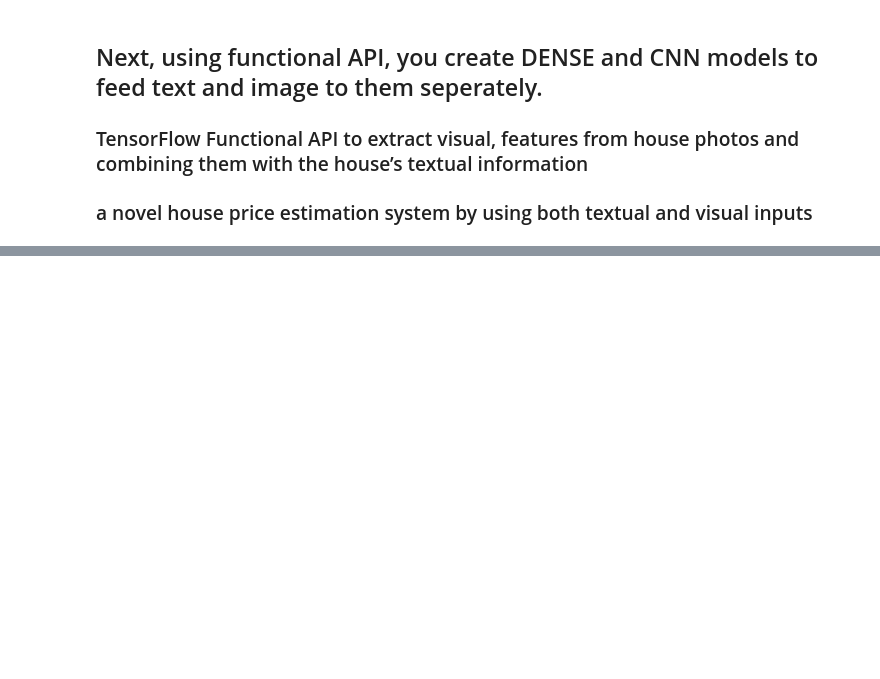
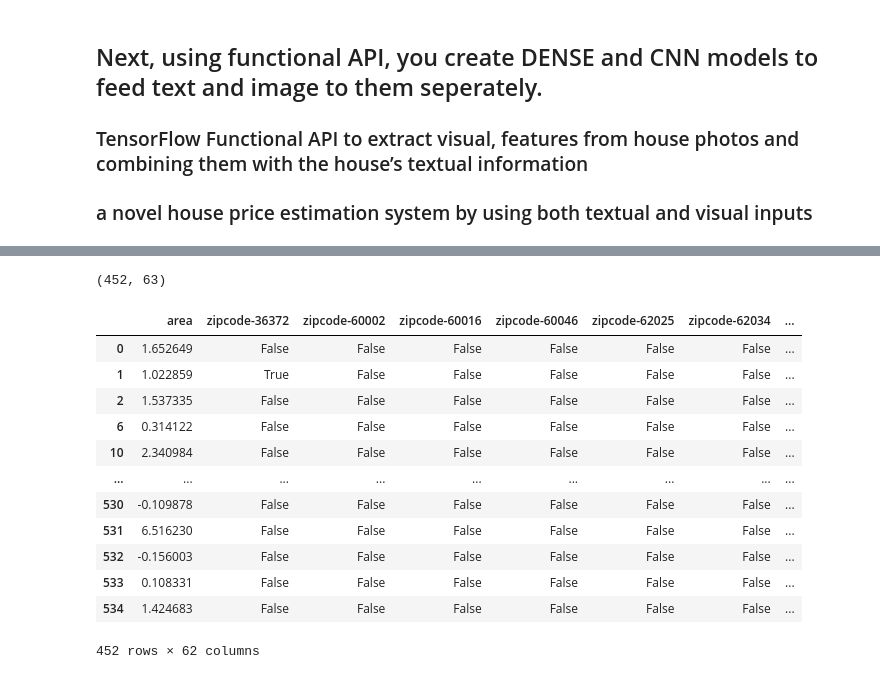
Before and after one commit to kyu2509/CSC180-Project-3, a Jupyter notebook: House Price Prediction.ipynb, the cells around one changed output, grey strips where cells are left out. Drawn from its saved outputs; the diff is of its cells as text; code cells hidden in the pictures; blank space fills up the shorter version.

```diff
--- a/House Price Prediction.ipynb
+++ b/House Price Prediction.ipynb
@@ -15,8 +199,5 @@ from IPython.display import Image
 filename_read = os.path.join("data/HousesInfo.txt")
 cols=["Bedrooms","Bathrooms","area","zipcode","price"]
 df = pd.read_csv(filename_read , sep=" ", header=None , names=cols)
-
-# Drop rows where housing_price is below 100K or above 900K
-df = df[(df['price'] >= 100000) & (df['price'] <= 900000)]
-df.head()
+df.shape
 # %% [output]
@@ -32,0 +212,5 @@ df.shape
+# %%
+
+df = df.loc[(df['price'] > 50000) & (df['price'] < 900000)]
+df.head()
+#sns.boxplot(x=df['price'])
@@ -76,14 +287,14 @@ img.head()
 # %%
 #valid_indices = df.index
 
-df.reset_index(drop=True, inplace=True)  # Reset the index after filtering
+#df.reset_index(drop=True, inplace=True)  # Reset the index after filtering
 
 # Filter the images_df based on the new indices of df
-filtered_images_df = img[img.index.isin(df.index)].reset_index(drop=True)
+#filtered_images_df = img[img.index.isin(df.index)].reset_index(drop=True)
 
 # At this point, df and filtered_images_df should have matching indices
-print("Filtered DataFrame:")
-print(df)
+#print("Filtered DataFrame:")
+#print(df)
 
-print("\nFiltered Images DataFrame:")
-print(filtered_images_df)
+#print("\nFiltered Images DataFrame:")
+#print(filtered_images_df)
@@ -295,0 +375,23 @@ df.shape
+# %%
+df.shape
+# %% [output]
+(452, 63)
+# %%
+x = df.drop(['price'], axis = 1)
+y = df.loc[:, ['price']]
+# %%
+x
+# %% [output]
+|  | area | zipcode-36372 | zipcode-60002 | zipcode-60016 | zipcode-60046 | zipcode-62025 | zipcode-62034 | ... |
+| 0 | 1.652649 | False | False | False | False | False | False | ... |
+| 1 | 1.022859 | True | False | False | False | False | False | ... |
+| 2 | 1.537335 | False | False | False | False | False | False | ... |
+| 6 | 0.314122 | False | False | False | False | False | False | ... |
+| 10 | 2.340984 | False | False | False | False | False | False | ... |
+| ... | ... | ... | ... | ... | ... | ... | ... | ... |
+| 530 | -0.109878 | False | False | False | False | False | False | ... |
+| 531 | 6.516230 | False | False | False | False | False | False | ... |
+| 532 | -0.156003 | False | False | False | False | False | False | ... |
+| 533 | 0.108331 | False | False | False | False | False | False | ... |
+| 534 | 1.424683 | False | False | False | False | False | False | ... |
+452 rows × 62 columns
```
Also changed, not shown: parts of 26 cells of this notebook, 1 other file.
